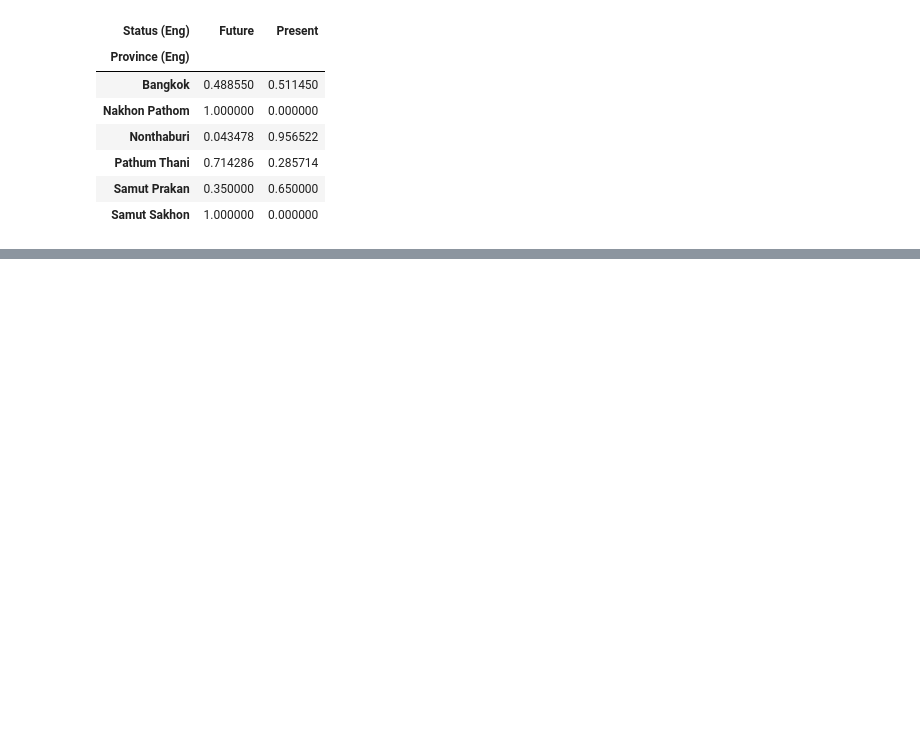
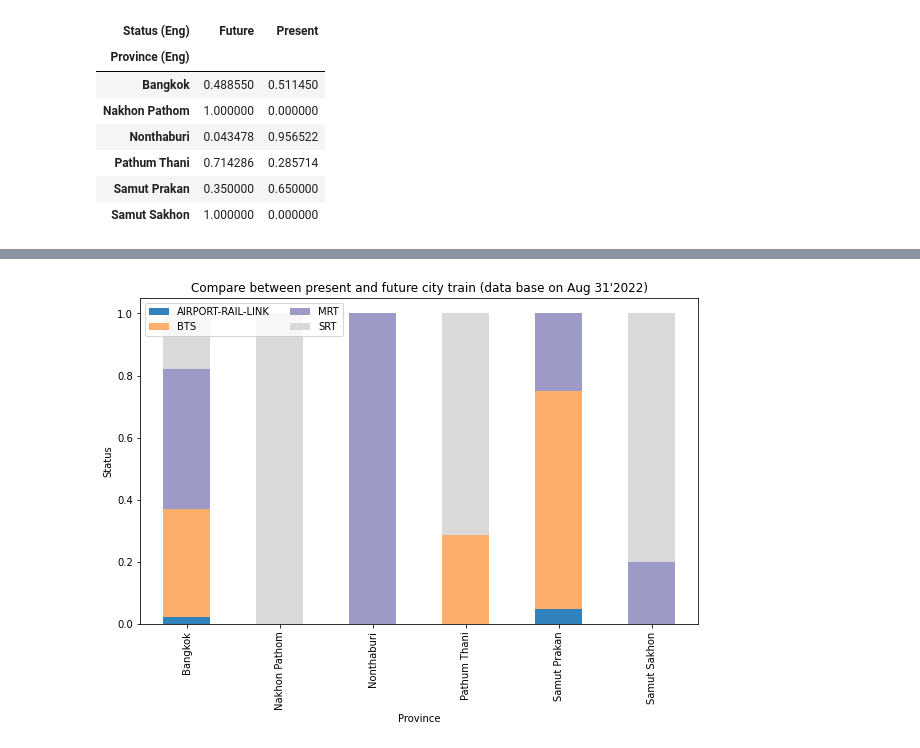
Before and after one commit to Suwapat0308/City-Train-Station-Data-Analysis-Thailand-, a Jupyter notebook: Project1.ipynb, the cells around one changed output, grey strips where cells are left out. Saved outputs shown, nothing was run; the diff lists cells and outputs as text; code cells hidden in the pictures; blank space fills up the shorter version.

```diff
--- a/Project1.ipynb
+++ b/Project1.ipynb
@@ -167,0 +159,5 @@ plt.show()
+# %%
+cross_tab_prop2 = pd.crosstab(index=data['Province (Eng)'],
+                             columns=data['Line type (Eng)'],
+                             normalize="index")
+cross_tab_prop2
@@ -167,0 +173,13 @@ plt.show()
+# %%
+cross_tab_prop2.plot(kind='bar',
+                    stacked=True,
+                    colormap='tab20c',
+                    figsize=(10, 6))
+
+plt.legend(loc="upper left", ncol=2)
+plt.xlabel("Province")
+plt.ylabel("Status")
+plt.title("Compare between present and future city train (data base on Aug 31'2022)")
+plt.show()
+# %% [output]
+[figure, added]
```
Also changed, not shown: parts of 6 cells of this notebook.
